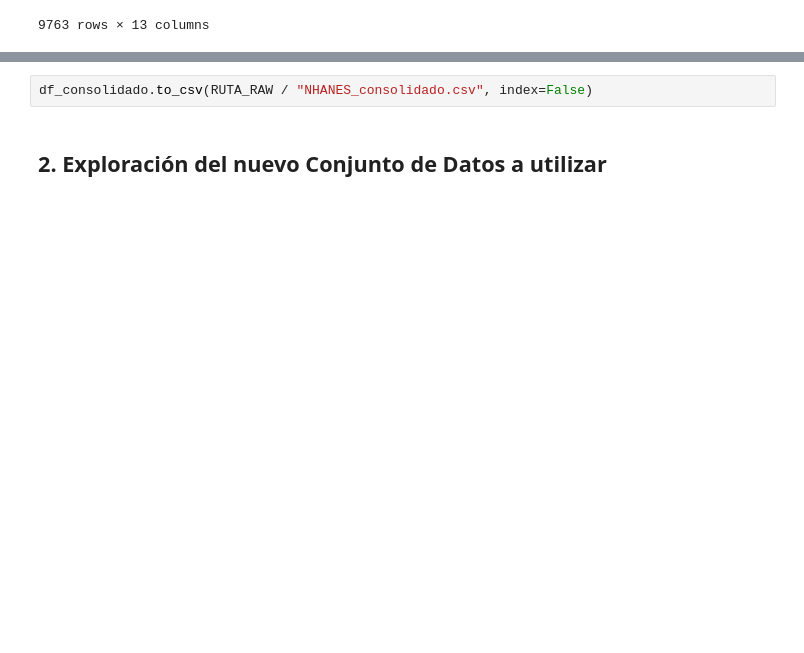
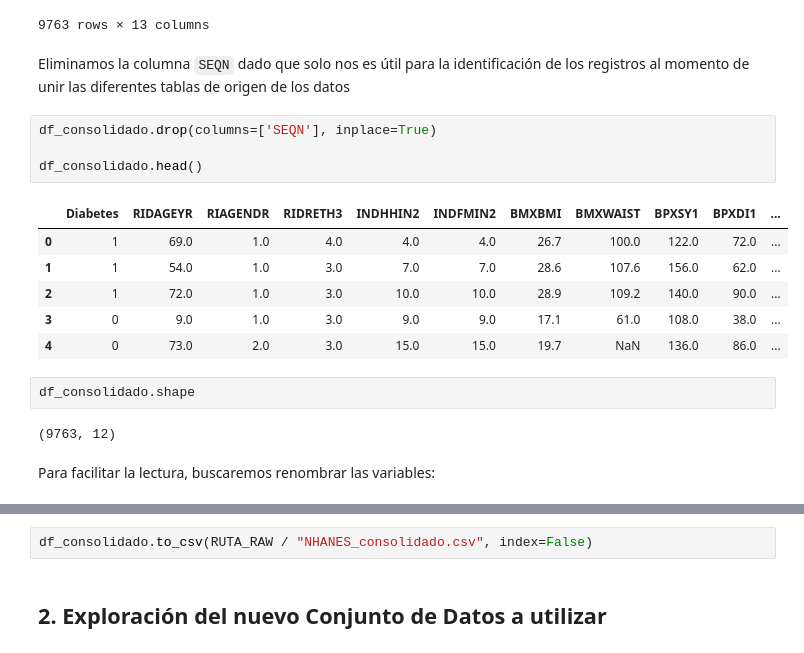
Before and after one commit to Alixguti9620/MIAD-DSA-Metabolic-Health-Explorer, a Jupyter notebook: scripts/06_Exploracion_complementaria_nhanes.ipynb, the cells around one changed output, grey strips where cells are left out. Drawn from its saved outputs; the diff is of its cells as text; blank space fills up the shorter version.

```diff
--- a/scripts/06_Exploracion_complementaria_nhanes.ipynb
+++ b/scripts/06_Exploracion_complementaria_nhanes.ipynb
@@ -382,3 +382,22 @@ True
 | 9761 | 83730 | 0 | 7.0 | 1.0 | 2.0 | 6.0 | 6.0 | 16.1 | 53.0 | NaN | ... |
 | 9762 | 83731 | 0 | 11.0 | 1.0 | 6.0 | 15.0 | 15.0 | 19.3 | 73.5 | 94.0 | ... |
 9763 rows × 13 columns
+# %% [markdown]
+Eliminamos la columna `SEQN` dado que solo nos es útil para la identificación de los registros al momento de unir las diferentes tablas de origen de los datos
+# %%
+df_consolidado.drop(columns=['SEQN'], inplace=True)
+
+df_consolidado.head()
+# %% [output]
+|  | Diabetes | RIDAGEYR | RIAGENDR | RIDRETH3 | INDHHIN2 | INDFMIN2 | BMXBMI | BMXWAIST | BPXSY1 | BPXDI1 | ... |
+| 0 | 1 | 69.0 | 1.0 | 4.0 | 4.0 | 4.0 | 26.7 | 100.0 | 122.0 | 72.0 | ... |
+| 1 | 1 | 54.0 | 1.0 | 3.0 | 7.0 | 7.0 | 28.6 | 107.6 | 156.0 | 62.0 | ... |
+| 2 | 1 | 72.0 | 1.0 | 3.0 | 10.0 | 10.0 | 28.9 | 109.2 | 140.0 | 90.0 | ... |
+| 3 | 0 | 9.0 | 1.0 | 3.0 | 9.0 | 9.0 | 17.1 | 61.0 | 108.0 | 38.0 | ... |
+| 4 | 0 | 73.0 | 2.0 | 3.0 | 15.0 | 15.0 | 19.7 | NaN | 136.0 | 86.0 | ... |
+# %%
+df_consolidado.shape
+# %% [output]
+(9763, 12)
+# %% [markdown]
+Para facilitar la lectura, buscaremos renombrar las variables:
```
Also changed, not shown: parts of 18 cells of this notebook, 1 other file.
